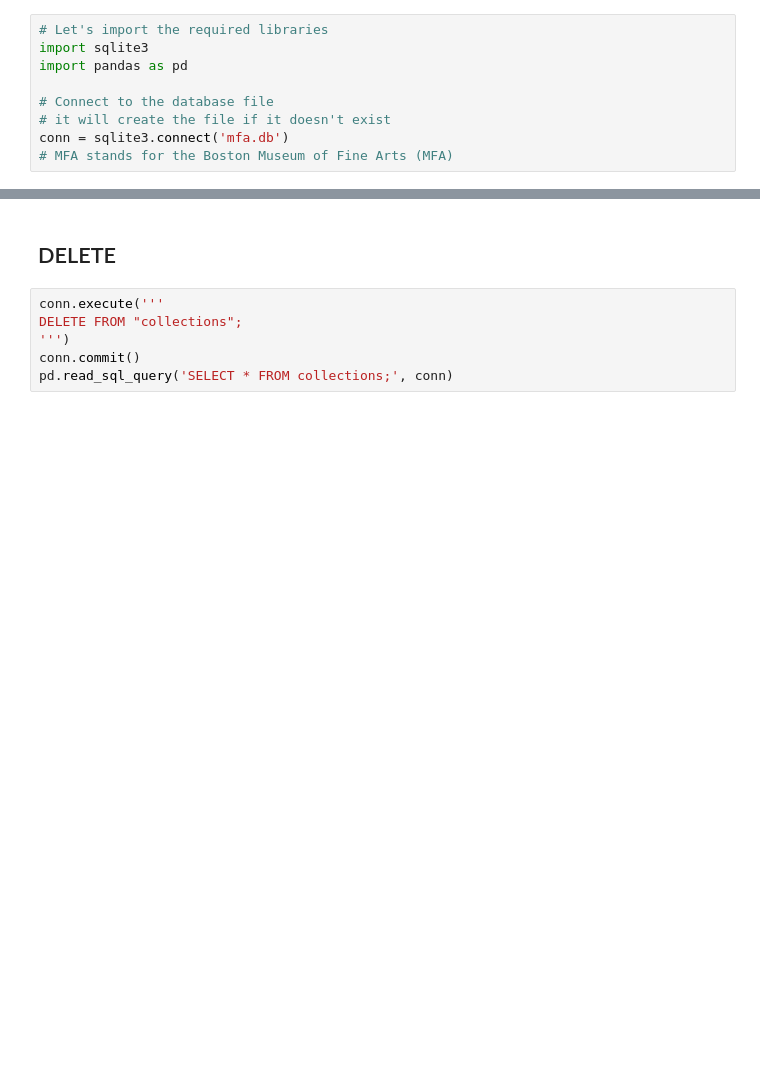
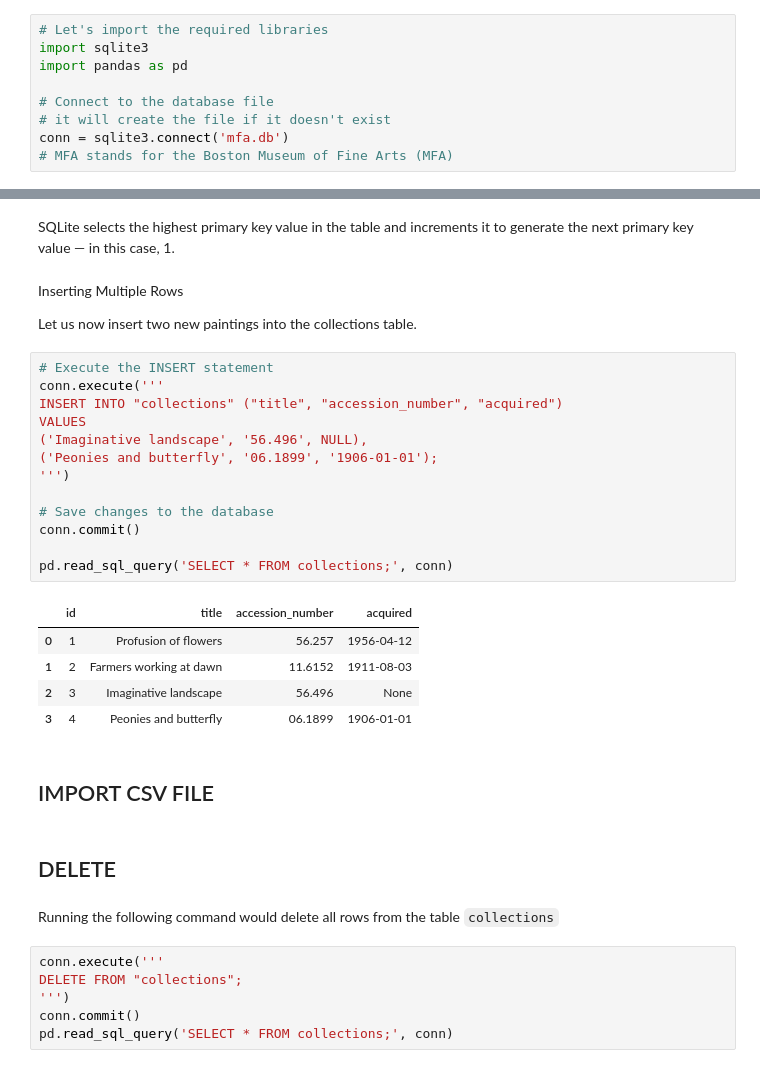
Before and after one commit to engineer-nicolas/cs50sql, a Jupyter notebook: lecture_3_Writing/lecture_3.ipynb, the cells around one changed output, grey strips where cells are left out. Drawn from its saved outputs; the diff is of its cells as text; blank space fills up the shorter version.

Commit message:
update: insert into

```diff
--- a/lecture_3_Writing/lecture_3.ipynb
+++ b/lecture_3_Writing/lecture_3.ipynb
@@ -43,5 +84,34 @@ pd.read_sql_query(
+# %% [markdown]
+SQLite selects the highest primary key value in the table and increments it to generate the next primary key value — in this case, 1.
+# %% [markdown]
+Inserting Multiple Rows
+
+Let us now insert two new paintings into the collections table.
+# %%
+# Execute the INSERT statement
+conn.execute('''
+INSERT INTO "collections" ("title", "accession_number", "acquired")
+VALUES
+('Imaginative landscape', '56.496', NULL),
+('Peonies and butterfly', '06.1899', '1906-01-01');
+''')
+
+# Save changes to the database
+conn.commit()
+
+pd.read_sql_query('SELECT * FROM collections;', conn)
+# %% [output]
+|  | id | title | accession_number | acquired |
+| 0 | 1 | Profusion of flowers | 56.257 | 1956-04-12 |
+| 1 | 2 | Farmers working at dawn | 11.6152 | 1911-08-03 |
+| 2 | 3 | Imaginative landscape | 56.496 | None |
+| 3 | 4 | Peonies and butterfly | 06.1899 | 1906-01-01 |
+# %% [markdown]
+## IMPORT CSV FILE
 # %% [markdown]
 ## DELETE
+# %% [markdown]
+Running the following command would delete all rows from the table `collections`
 # %%
 conn.execute('''
 DELETE FROM "collections";
```
Also changed, not shown: parts of 10 cells of this notebook.
